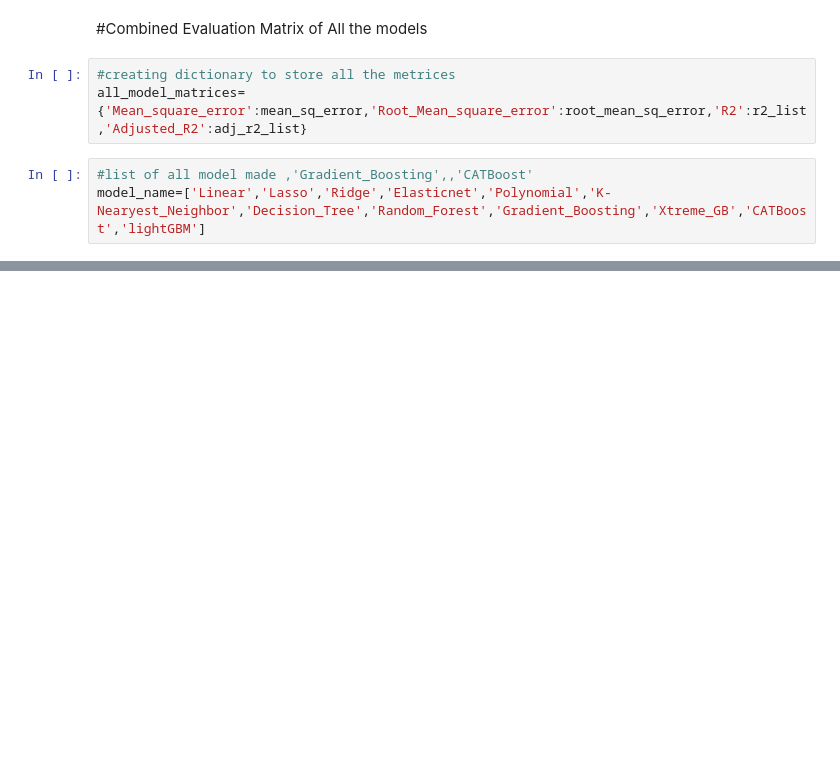
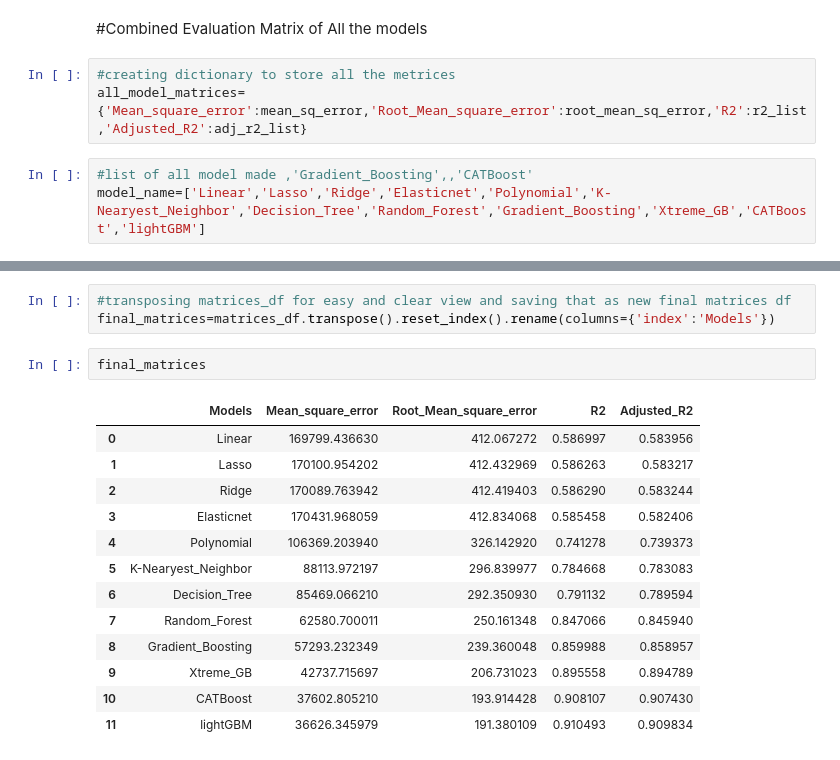
Before and after one commit to rohitrv8922/Bike-Sharing-Demand-Prediction, a Jupyter notebook: ROHIT_VERMA_(Bike_Sharing_Demand_Prediction_Capstone_Project).ipynb, the cells around one changed output, grey strips where cells are left out. Saved outputs shown, nothing was run; the diff lists cells and outputs as text; blank space fills up the shorter version.

```diff
--- a/ROHIT_VERMA_(Bike_Sharing_Demand_Prediction_Capstone_Project).ipynb
+++ b/ROHIT_VERMA_(Bike_Sharing_Demand_Prediction_Capstone_Project).ipynb
@@ -1224,0 +1217,19 @@ ValueError: ignored
+# %%
+#transposing matrices_df for easy and clear view and saving that as new final matrices df
+final_matrices=matrices_df.transpose().reset_index().rename(columns={'index':'Models'})
+# %%
+final_matrices
+# %% [output]
+|  | Models | Mean_square_error | Root_Mean_square_error | R2 | Adjusted_R2 |
+| 0 | Linear | 169799.436630 | 412.067272 | 0.586997 | 0.583956 |
+| 1 | Lasso | 170100.954202 | 412.432969 | 0.586263 | 0.583217 |
+| 2 | Ridge | 170089.763942 | 412.419403 | 0.586290 | 0.583244 |
+| 3 | Elasticnet | 170431.968059 | 412.834068 | 0.585458 | 0.582406 |
+| 4 | Polynomial | 106369.203940 | 326.142920 | 0.741278 | 0.739373 |
+| 5 | K-Nearyest_Neighbor | 88113.972197 | 296.839977 | 0.784668 | 0.783083 |
+| 6 | Decision_Tree | 85469.066210 | 292.350930 | 0.791132 | 0.789594 |
+| 7 | Random_Forest | 62580.700011 | 250.161348 | 0.847066 | 0.845940 |
+| 8 | Gradient_Boosting | 57293.232349 | 239.360048 | 0.859988 | 0.858957 |
+| 9 | Xtreme_GB | 42737.715697 | 206.731023 | 0.895558 | 0.894789 |
+| 10 | CATBoost | 37602.805210 | 193.914428 | 0.908107 | 0.907430 |
+| 11 | lightGBM | 36626.345979 | 191.380109 | 0.910493 | 0.909834 |
```
Also changed, not shown: parts of 32 cells of this notebook.
